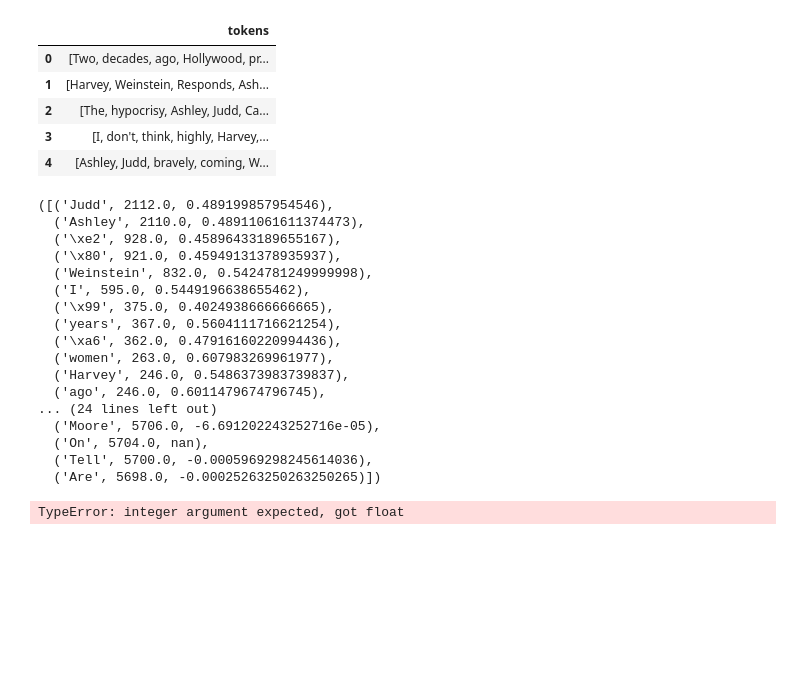
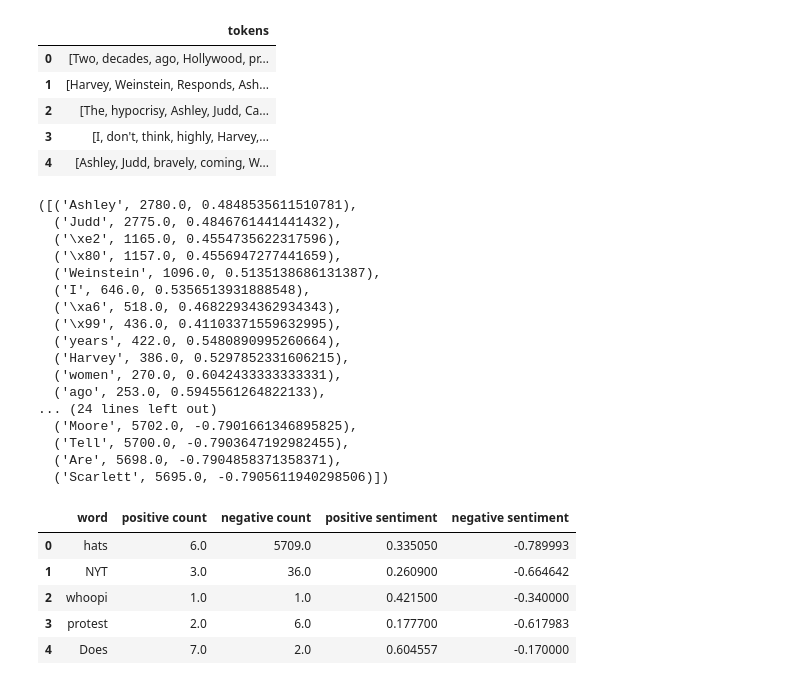
Before and after one commit to beasteers/cusp-hackathon, a Jupyter notebook: HackDay_Tweets.ipynb, the cells around one changed output. Drawn from its saved outputs; the diff is of its cells as text; code cells hidden in the pictures; blank space fills up the shorter version.

Commit message:
adding judd

```diff
--- a/HackDay_Tweets.ipynb
+++ b/HackDay_Tweets.ipynb
@@ -185,3 +180,5 @@ display(5)
+# %%
+ajs['compound'].fillna(0, inplace=True)
 # %%
 for t in ajs.text.replace(np.nan, ''):
     try:
@@ -223,28 +220,35 @@ for i, tweet in ajs.iterrows():
     for word, count in ncounter.most_common(20)
 ]
 # %% [output]
-([('Judd', 2112.0, 0.489199857954546),
-  ('Ashley', 2110.0, 0.48911061611374473),
-  ('\xe2', 928.0, 0.45896433189655167),
-  ('\x80', 921.0, 0.45949131378935937),
-  ('Weinstein', 832.0, 0.5424781249999998),
-  ('I', 595.0, 0.5449196638655462),
-  ('\x99', 375.0, 0.4024938666666665),
-  ('years', 367.0, 0.5604111716621254),
-  ('\xa6', 362.0, 0.47916160220994436),
-  ('women', 263.0, 0.607983269961977),
-  ('Harvey', 246.0, 0.5486373983739837),
-  ('ago', 246.0, 0.6011479674796745),
+([('Ashley', 2780.0, 0.4848535611510781),
+  ('Judd', 2775.0, 0.4846761441441432),
+  ('\xe2', 1165.0, 0.4554735622317596),
+  ('\x80', 1157.0, 0.4556947277441659),
+  ('Weinstein', 1096.0, 0.5135138686131387),
+  ('I', 646.0, 0.5356513931888548),
+  ('\xa6', 518.0, 0.46822934362934343),
+  ('\x99', 436.0, 0.41103371559632995),
+  ('years', 422.0, 0.5480890995260664),
+  ('Harvey', 386.0, 0.5297852331606215),
+  ('women', 270.0, 0.6042433333333331),
+  ('ago', 253.0, 0.5945561264822133),
 ... (24 lines left out)
-  ('Moore', 5706.0, -6.691202243252716e-05),
-  ('On', 5704.0, nan),
-  ('Tell', 5700.0, -0.0005969298245614036),
-  ('Are', 5698.0, -0.00025263250263250265)])
+  ('Moore', 5702.0, -0.7901661346895825),
+  ('Tell', 5700.0, -0.7903647192982455),
+  ('Are', 5698.0, -0.7904858371358371),
+  ('Scarlett', 5695.0, -0.7905611940298506)])
 # %%
 judd_count_senti = pd.DataFrame([
-   (word, pcounter.get(word, 0), ncounter.get(word, 0), psentiment.get(word, 0) / pcounter.get(word, 1), nsentiment.get(word, 0) / ncounter.get(word, 1))
-    for word in set(pcounter.elements()) & set(ncounter.elements())
+   (str(word), pcounter.get(str(word), 0), ncounter.get(str(word), 0), psentiment.get(str(word), 0) / pcounter.get(str(word), 1), nsentiment.get(str(word), 0) / ncounter.get(str(word), 1))
+    for word in set(psentiment.keys()) & set(nsentiment.keys())
 ], columns=['word', 'positive count', 'negative count', 'positive sentiment', 'negative sentiment'])
-# %% [output]
-TypeError: integer argument expected, got float
+# %%
+judd_count_senti.head()
+# %% [output]
+|  | word | positive count | negative count | positive sentiment | negative sentiment |
+| 0 | hats | 6.0 | 5709.0 | 0.335050 | -0.789993 |
+| 1 | NYT | 3.0 | 36.0 | 0.260900 | -0.664642 |
+| 2 | whoopi | 1.0 | 1.0 | 0.421500 | -0.340000 |
+| 3 | protest | 2.0 | 6.0 | 0.177700 | -0.617983 |
+| 4 | Does | 7.0 | 2.0 | 0.604557 | -0.170000 |
 # %%
```
Also changed, not shown: parts of 2 cells of this notebook.
